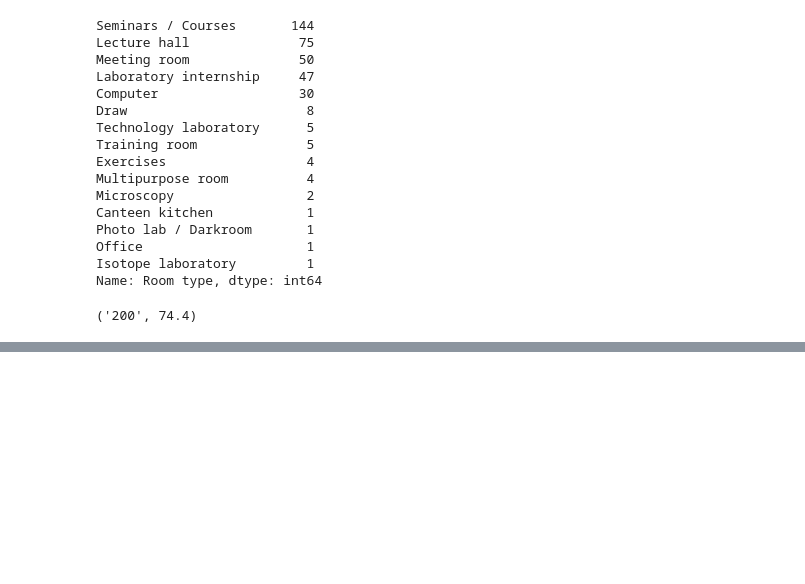
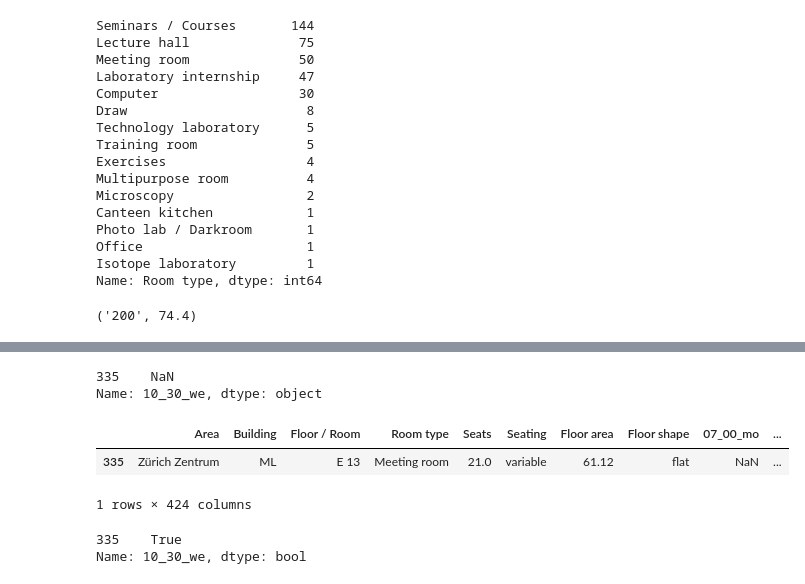
Before and after one commit to mkiefferus/ETHRoomAllocation, a Jupyter notebook: process.ipynb, the cells around one changed output, grey strips where cells are left out. Saved outputs shown, nothing was run; the diff lists cells and outputs as text; code cells hidden in the pictures; blank space fills up the shorter version.

```diff
--- a/process.ipynb
+++ b/process.ipynb
@@ -243,0 +273,15 @@ Current Time = 1900
+# %%
+max_rows = df.loc[df['scores_later'] == df['scores_later'].max()]
+print(max_rows['10_30_we'])
+max_rows.head(10)
+# %% [output]
+335    NaN
+Name: 10_30_we, dtype: object
+|  | Area | Building | Floor / Room | Room type | Seats | Seating | Floor area | Floor shape | 07_00_mo | ... |
+| 335 | Zürich Zentrum | ML | E 13 | Meeting room | 21.0 | variable | 61.12 | flat | NaN | ... |
+1 rows × 424 columns
+# %%
+is_available(max_rows, timestamp='10_30_we')
+# %% [output]
+335    True
+Name: 10_30_we, dtype: bool
```
Also changed, not shown: parts of 6 cells of this notebook, 2 other files.
